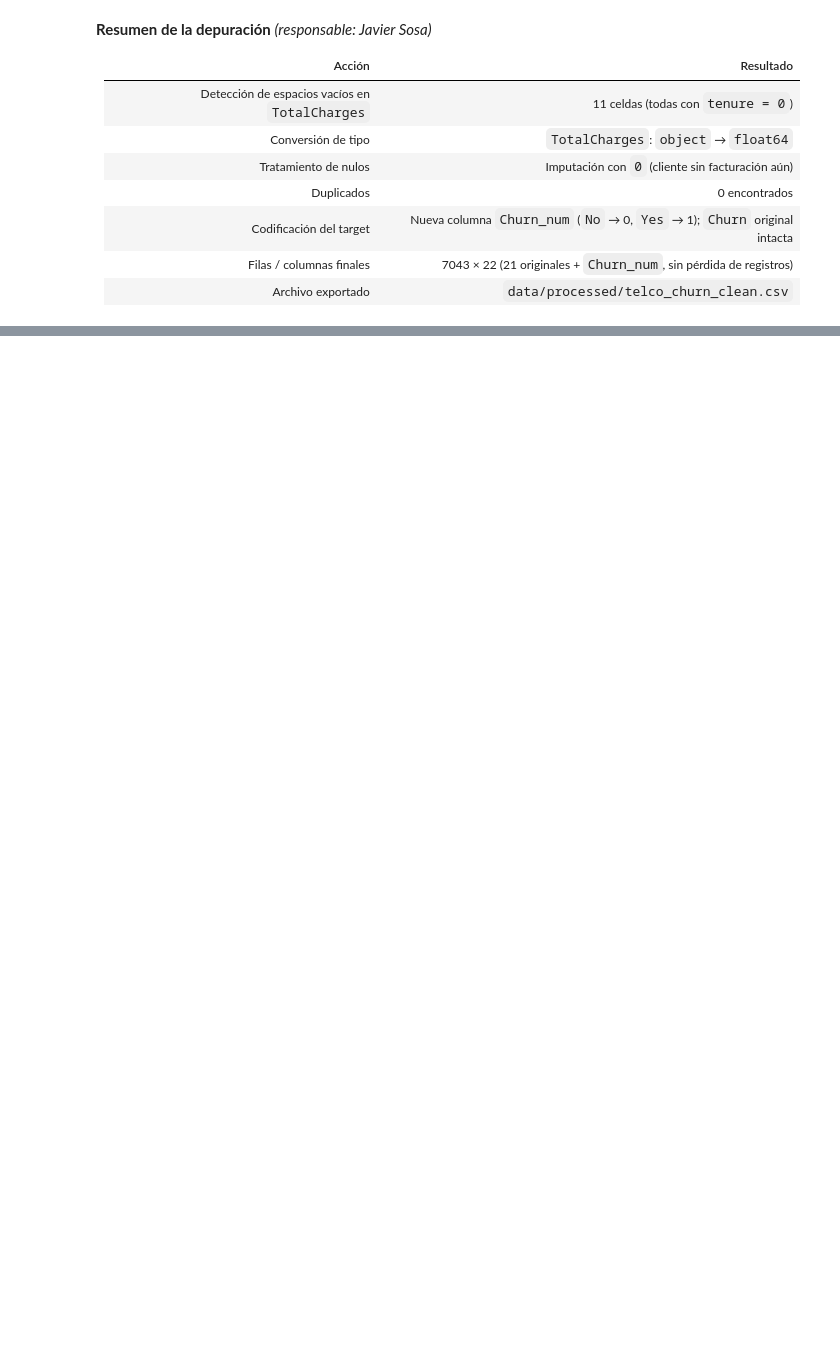
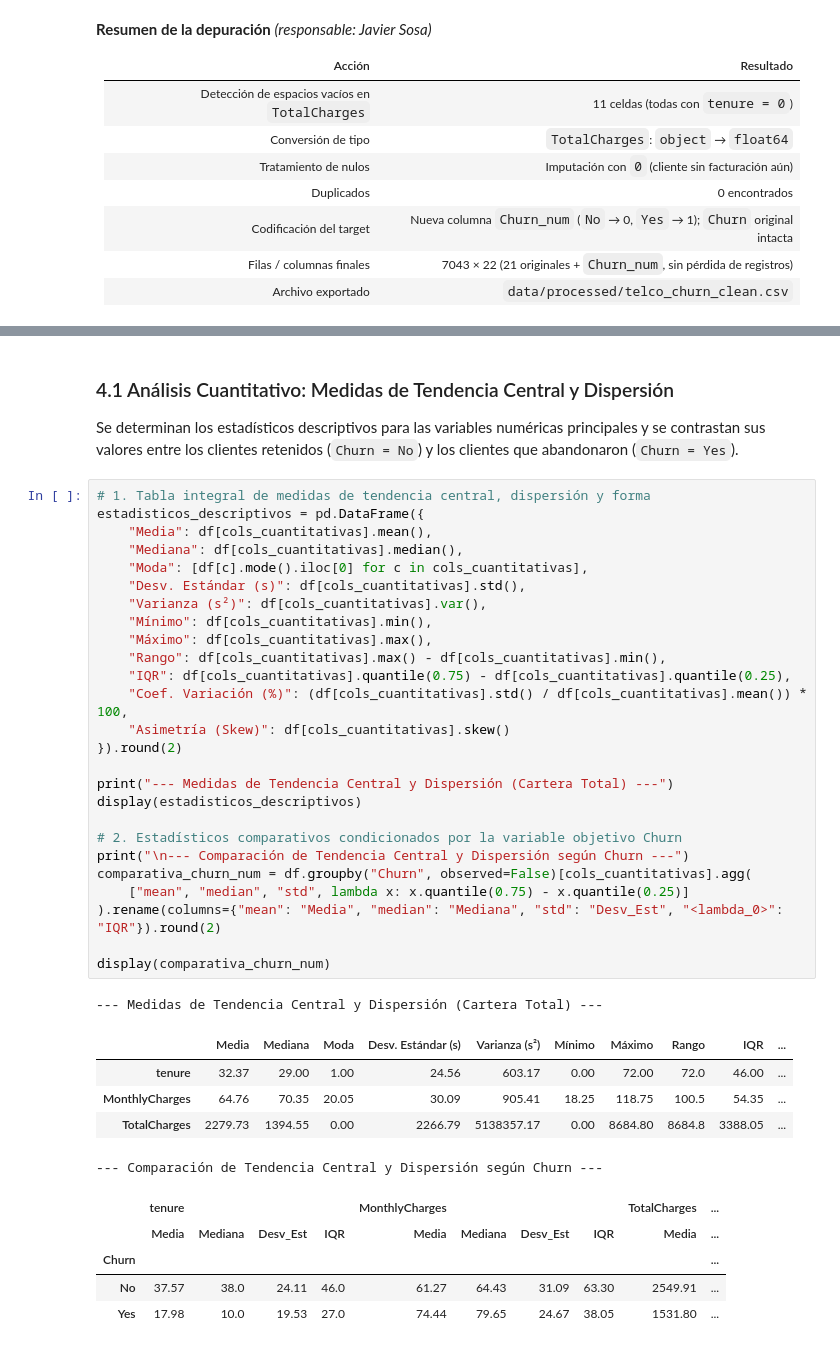
Before and after one commit to Janegro09/tpi-analisis-de-datos, a Jupyter notebook: notebooks/TPI_Analisis_de_Datos.ipynb, the cells around one changed output, grey strips where cells are left out. Drawn from its saved outputs; the diff is of its cells as text; blank space fills up the shorter version.

```diff
--- a/notebooks/TPI_Analisis_de_Datos.ipynb
+++ b/notebooks/TPI_Analisis_de_Datos.ipynb
@@ -229,0 +716,42 @@ print("Dataset depurado guardado en:", ARCHIVO_LIMPIO)
+# %% [markdown]
+### 4.1 Análisis Cuantitativo: Medidas de Tendencia Central y Dispersión
+
+Se determinan los estadísticos descriptivos para las variables numéricas principales y se contrastan sus valores entre los clientes retenidos (`Churn = No`) y los clientes que abandonaron (`Churn = Yes`).
+# %%
+# 1. Tabla integral de medidas de tendencia central, dispersión y forma
+estadisticos_descriptivos = pd.DataFrame({
+    "Media": df[cols_cuantitativas].mean(),
+    "Mediana": df[cols_cuantitativas].median(),
+    "Moda": [df[c].mode().iloc[0] for c in cols_cuantitativas],
+    "Desv. Estándar (s)": df[cols_cuantitativas].std(),
+    "Varianza (s²)": df[cols_cuantitativas].var(),
+    "Mínimo": df[cols_cuantitativas].min(),
+    "Máximo": df[cols_cuantitativas].max(),
+    "Rango": df[cols_cuantitativas].max() - df[cols_cuantitativas].min(),
+    "IQR": df[cols_cuantitativas].quantile(0.75) - df[cols_cuantitativas].quantile(0.25),
+    "Coef. Variación (%)": (df[cols_cuantitativas].std() / df[cols_cuantitativas].mean()) * 100,
+    "Asimetría (Skew)": df[cols_cuantitativas].skew()
+}).round(2)
+
+print("--- Medidas de Tendencia Central y Dispersión (Cartera Total) ---")
+display(estadisticos_descriptivos)
+
+# 2. Estadísticos comparativos condicionados por la variable objetivo Churn
+print("\n--- Comparación de Tendencia Central y Dispersión según Churn ---")
+comparativa_churn_num = df.groupby("Churn", observed=False)[cols_cuantitativas].agg(
+    ["mean", "median", "std", lambda x: x.quantile(0.75) - x.quantile(0.25)]
+).rename(columns={"mean": "Media", "median": "Mediana", "std": "Desv_Est", "<lambda_0>": "IQR"}).round(2)
+
+display(comparativa_churn_num)
+# %% [output]
+--- Medidas de Tendencia Central y Dispersión (Cartera Total) ---
+|  | Media | Mediana | Moda | Desv. Estándar (s) | Varianza (s²) | Mínimo | Máximo | Rango | IQR | ... |
+| tenure | 32.37 | 29.00 | 1.00 | 24.56 | 603.17 | 0.00 | 72.00 | 72.0 | 46.00 | ... |
+| MonthlyCharges | 64.76 | 70.35 | 20.05 | 30.09 | 905.41 | 18.25 | 118.75 | 100.5 | 54.35 | ... |
+| TotalCharges | 2279.73 | 1394.55 | 0.00 | 2266.79 | 5138357.17 | 0.00 | 8684.80 | 8684.8 | 3388.05 | ... |
+--- Comparación de Tendencia Central y Dispersión según Churn ---
+|  | tenure |  |  |  | MonthlyCharges |  |  |  | TotalCharges | ... |
+|  | Media | Mediana | Desv_Est | IQR | Media | Mediana | Desv_Est | IQR | Media | ... |
+| Churn |  |  |  |  |  |  |  |  |  | ... |
+| No | 37.57 | 38.0 | 24.11 | 46.0 | 61.27 | 64.43 | 31.09 | 63.30 | 2549.91 | ... |
+| Yes | 17.98 | 10.0 | 19.53 | 27.0 | 74.44 | 79.65 | 24.67 | 38.05 | 1531.80 | ... |
```
Also changed, not shown: parts of 42 cells of this notebook, 1 other file.
